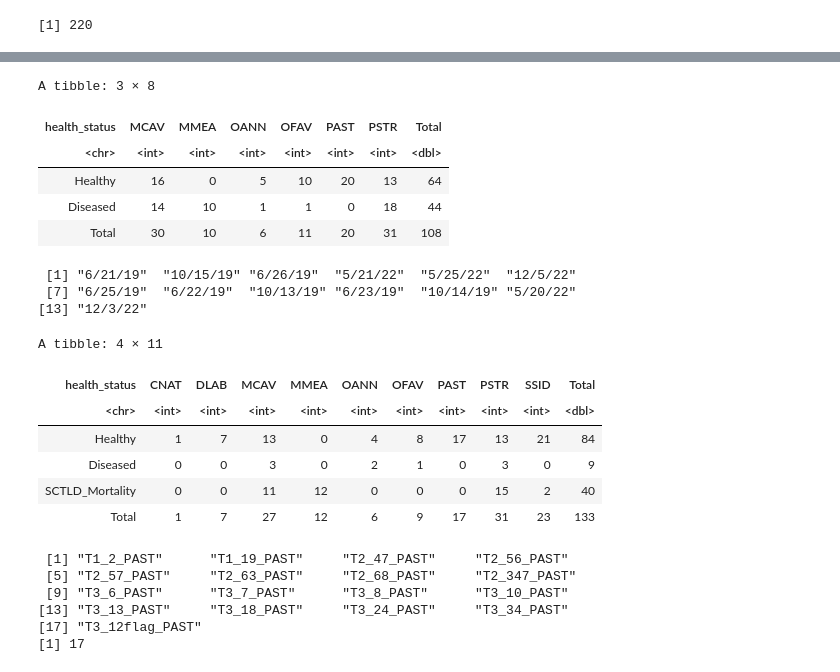
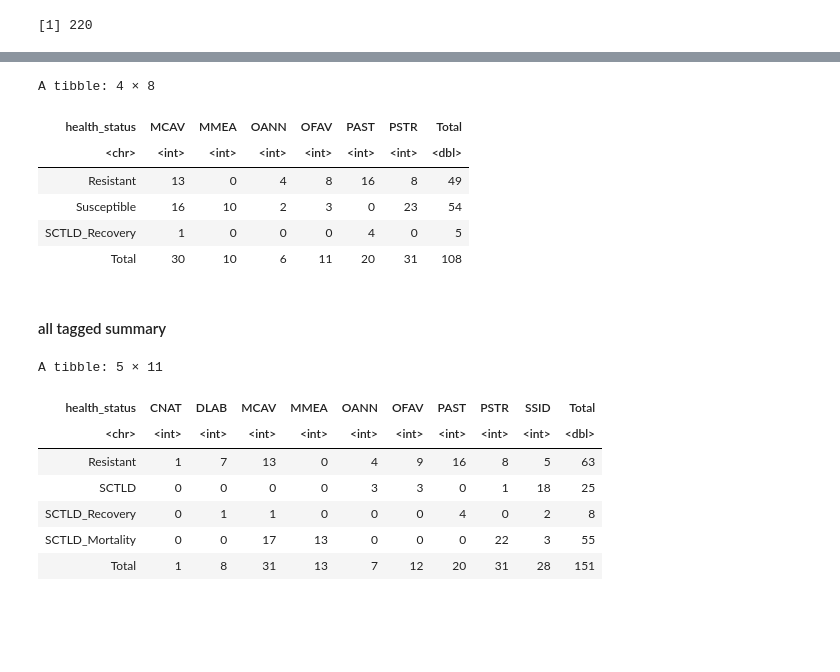
Before and after one commit to brookewicz/Code_notebook, a Jupyter notebook: SampleSummaries.ipynb, the cells around one changed output, grey strips where cells are left out. Cells and saved outputs as stored; diff of their text form; code cells hidden in the pictures; blank space fills up the shorter version.

```diff
--- a/SampleSummaries.ipynb
+++ b/SampleSummaries.ipynb
@@ -399,24 +399,26 @@ A tibble: 5 × 8
 | SCTLD_Mortality | 16 | 10 | 0 | 0 | 0 | 22 | 48 |
 | Total | 30 | 10 | 6 | 11 | 20 | 31 | 108 |
 # %%
-# combine disease and dead by disease
+# combine disease and dead by disease to compare just resistant and susceptible
+# ..should i leave sctld_recovery as its own category or include it in resistant?
 disease_totals <- summary_sctld %>%
-    filter(health_status %in% c('Diseased','SCTLD_Mortality')) %>%
+    filter(health_status %in% c('SCTLD','SCTLD_Mortality')) %>%
     select(-health_status) %>%
     summarise(across(everything(), sum)) %>%
-    mutate(health_status = "Diseased") %>%
+    mutate(health_status = "Susceptible") %>%
     select(everything())
 # drop cols
 healthy_sctld<-sctld_summarytable %>%
-    filter(!health_status %in% c('Diseased','SCTLD_Mortality'))
+    filter(!health_status %in% c('SCTLD','SCTLD_Mortality'))
 #combine
 sctld_summarytable2 <- bind_rows(healthy_sctld,disease_totals) %>%
-    arrange(factor(health_status, levels = c('Healthy','Diseased','Total')))
+    arrange(factor(health_status, levels = c('Resistant','Susceptible','SCTLD_Recovery','Total')))
 sctld_summarytable2
 # %% [output]
-A tibble: 3 × 8
+A tibble: 4 × 8
 | health_status | MCAV | MMEA | OANN | OFAV | PAST | PSTR | Total |
 | <chr> | <int> | <int> | <int> | <int> | <int> | <int> | <dbl> |
-| Healthy | 16 | 0 | 5 | 10 | 20 | 13 | 64 |
-| Diseased | 14 | 10 | 1 | 1 | 0 | 18 | 44 |
+| Resistant | 13 | 0 | 4 | 8 | 16 | 8 | 49 |
+| Susceptible | 16 | 10 | 2 | 3 | 0 | 23 | 54 |
+| SCTLD_Recovery | 1 | 0 | 0 | 0 | 4 | 0 | 5 |
 | Total | 30 | 10 | 6 | 11 | 20 | 31 | 108 |
@@ -425,49 +425,45 @@ A tibble: 3 × 8
+# %% [markdown]
+#### all tagged summary
 # %%
 # filter for colonies tagged pre 2024
 allsctld_colony<-colony %>%
-    filter(!str_detect(Date_InitialTag, "/24"))
+    filter(!str_ends(Date_InitialTag, "/24"))
-# %%
-unique(allsctld_colony$Date_InitialTag)
-# %% [output]
- [1] "6/21/19"  "10/15/19" "6/26/19"  "5/21/22"  "5/25/22"  "12/5/22"
- [7] "6/25/19"  "6/22/19"  "10/13/19" "6/23/19"  "10/14/19" "5/20/22"
-[13] "12/3/22"
 # %%
-# define health statuses
 allsctld_colony <- allsctld_colony %>%
   mutate(
     health_status = case_when(
-      if_any(any_of(cols), ~ str_detect(., "Dead")) ~ "SCTLD_Mortality",
-      if_any(any_of(cols), ~ str_detect(., "Healthy")) ~ "Healthy",
-      if_any(any_of(cols), ~ str_detect(., "Diseased")) ~ "Diseased",
-      TRUE ~ "Healthy"
-    )
-  )
+            if_any(any_of(cols), ~ str_detect(., "Dead")) ~ "SCTLD_Mortality",
+            if_any(any_of(disease_cols), ~ str_detect(., "Diseased")) &  if_any(any_of(recovery_cols), ~ str_detect(., "Healthy")) ~ "SCTLD_Recovery",
+            if_any(any_of(cols), ~ str_detect(., "Diseased")) ~ "SCTLD",
+            if_any(any_of(cols), ~ str_detect(., "Healthy")) ~ "Resistant",
+            TRUE ~ "Resistant")
+        )
 
 # summarize
 summary_allsctld <- allsctld_colony %>%
   group_by(Species, health_status) %>%
   summarise(n = n(), .groups = "drop") %>%
   pivot_wider(names_from = Species, values_from = n, values_fill = 0)%>%
 # add totals per health status
   mutate(Total = rowSums(across(-c(health_status))))
 
 # Add row totals per Status
 allstatus_totals <- summary_allsctld %>%
   select(-health_status) %>%
   summarise(across(everything(), sum)) %>%
   mutate(health_status = "Total") %>%
   select(everything())
 
 # Combine
 allsctld_summarytable <- bind_rows(summary_allsctld, allstatus_totals) %>%
-    arrange(factor(health_status, levels = c('Healthy','Diseased','SCTLD_Mortality','Total')))
+    arrange(factor(health_status, levels = c('Resistant','SCTLD','SCTLD_Recovery','SCTLD_Mortality','Total')))
 allsctld_summarytable
 # %% [output]
-A tibble: 4 × 11
+A tibble: 5 × 11
 | health_status | CNAT | DLAB | MCAV | MMEA | OANN | OFAV | PAST | PSTR | SSID | Total |
 | <chr> | <int> | <int> | <int> | <int> | <int> | <int> | <int> | <int> | <int> | <dbl> |
-| Healthy | 1 | 7 | 13 | 0 | 4 | 8 | 17 | 13 | 21 | 84 |
-| Diseased | 0 | 0 | 3 | 0 | 2 | 1 | 0 | 3 | 0 | 9 |
-| SCTLD_Mortality | 0 | 0 | 11 | 12 | 0 | 0 | 0 | 15 | 2 | 40 |
-| Total | 1 | 7 | 27 | 12 | 6 | 9 | 17 | 31 | 23 | 133 |
+| Resistant | 1 | 7 | 13 | 0 | 4 | 9 | 16 | 8 | 5 | 63 |
+| SCTLD | 0 | 0 | 0 | 0 | 3 | 3 | 0 | 1 | 18 | 25 |
+| SCTLD_Recovery | 0 | 1 | 1 | 0 | 0 | 0 | 4 | 0 | 2 | 8 |
+| SCTLD_Mortality | 0 | 0 | 17 | 13 | 0 | 0 | 0 | 22 | 3 | 55 |
+| Total | 1 | 8 | 31 | 13 | 7 | 12 | 20 | 31 | 28 | 151 |
@@ -476,16 +469,0 @@ A tibble: 4 × 11
-# %%
-# compare past colonies
-all_past<-allsctld_colony %>%
-    filter((Species == 'PAST') & (health_status == 'Healthy'))
-
-past_subset<-sctld_colony %>%
-    filter((Species == 'PAST') & (health_status == 'Healthy'))
-print(unique(all_past$colony_id))
-print(length(unique(all_past$colony_id)))
-# %% [output]
- [1] "T1_2_PAST"      "T1_19_PAST"     "T2_47_PAST"     "T2_56_PAST"
- [5] "T2_57_PAST"     "T2_63_PAST"     "T2_68_PAST"     "T2_347_PAST"
- [9] "T3_6_PAST"      "T3_7_PAST"      "T3_8_PAST"      "T3_10_PAST"
-[13] "T3_13_PAST"     "T3_18_PAST"     "T3_24_PAST"     "T3_34_PAST"
-[17] "T3_12flag_PAST"
-[1] 17
```
Also changed, not shown: parts of 9 cells of this notebook.
